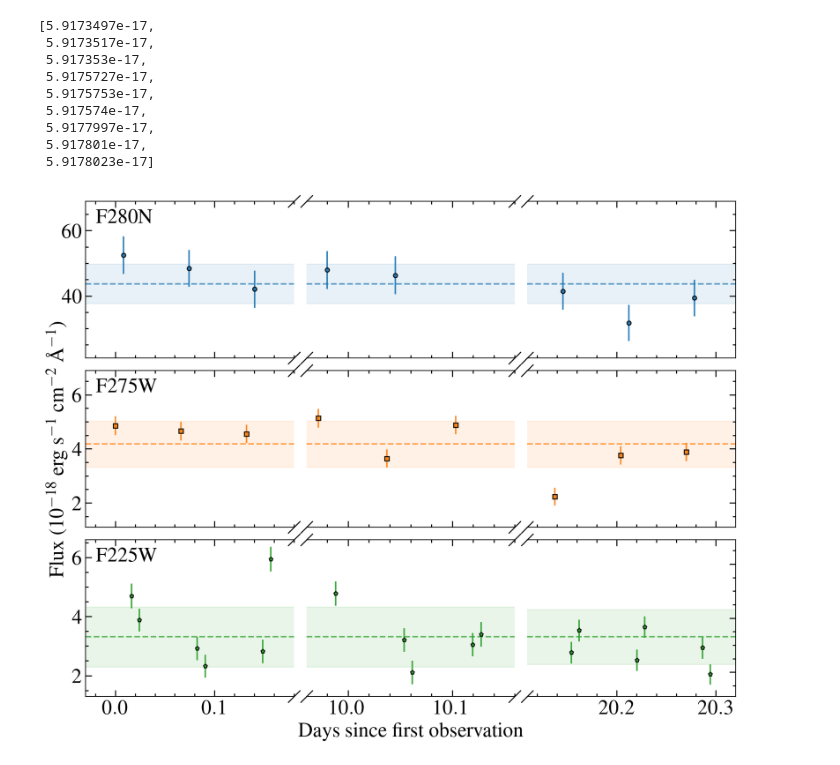
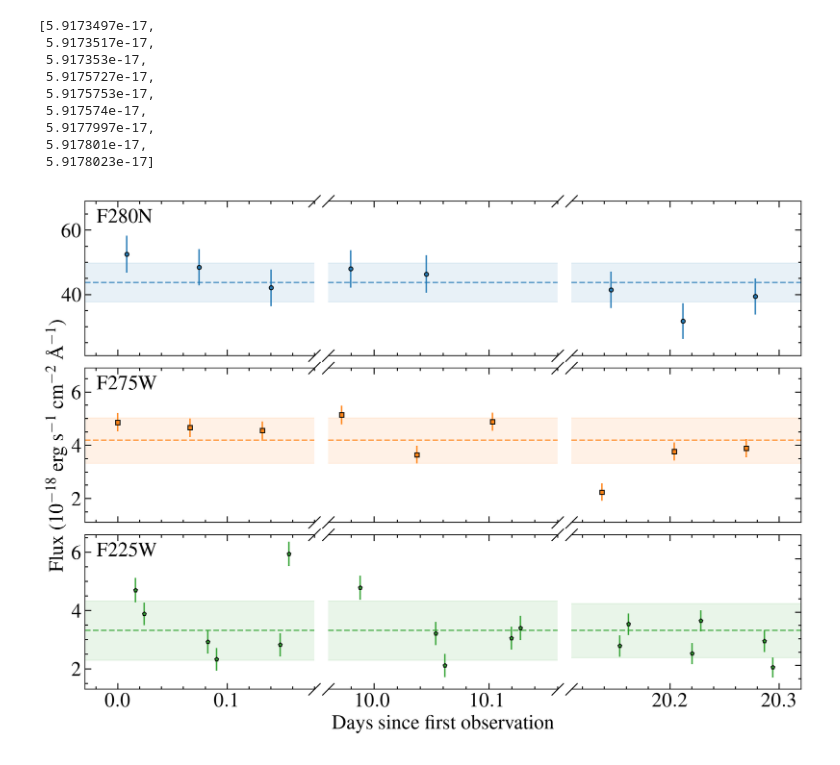
Before and after one commit to davidjwilson/SEDs, a Jupyter notebook: trappist-1/hst_photometry/science.ipynb, the cells around one changed output. Cells and saved outputs as stored; diff of their text form; code cells hidden in the pictures.

```diff
--- a/trappist-1/hst_photometry/science.ipynb
+++ b/trappist-1/hst_photometry/science.ipynb
@@ -668,7 +668,7 @@ f225w= []
 # fig.tight_layout()
 # fig.savefig('plots/wfc3_all_visits.pdf')
 
-fig, ax= plt.subplots(ncols=3, nrows=3, figsize=(10, 8))#, sharey=True)
+fig, ax= plt.subplots(ncols=3, nrows=3, figsize=(11, 8))#, sharey=True)
 
 # plot the same data on both axes
 # ax1.plot(pts)
@@ -820,31 +820,31 @@ ax[1, 2].fill_between(x, (np.mean(f275w)-np.std(f275w))*scale, (np.mean(f275w)+n
 
 ax[2, 0].axhline(np.mean(f225w)*scale, ls ='--', alpha=0.7, c='C2')
 ax[2, 0].fill_between(x, (np.mean(f225w)-np.std(f225w))*scale, (np.mean(f225w)+np.std(f225w))*scale, color='C2', alpha=0.1)
 ax[2, 1].axhline(np.mean(f225w)*scale, ls ='--', alpha=0.7, c='C2')
 ax[2, 1].fill_between(x, (np.mean(f225w)-np.std(f225w))*scale, (np.mean(f225w)+np.std(f225w))*scale, color='C2', alpha=0.1)
 ax[2, 2].axhline(np.mean(f225w)*scale, ls ='--', alpha=0.7, c='C2')
 ax[2, 2].fill_between(x, (np.mean(f225w)-np.std(f225w))*scale, (np.mean(f225w)+np.std(f225w))*scale, color='C2', alpha=0.1)
 
 
 
 # handles, labels = plt.gca().get_legend_handles_labels()
 # by_label = dict(zip(labels, handles))
 # ax3.legend(by_label.values(), by_label.keys(), frameon=True, loc=1)
 
 ax[1, 0].set_ylabel('Flux (10$^{-18}$ erg s$^{-1}$ cm$^{-2}$ \AA$^{-1}$)')
 ax[2, 1].set_xlabel('Days since first observation')
 ax[0,0].annotate('F280N', (0.05, 0.95), xycoords='axes fraction', ha='left', va='top')
 ax[1,0].annotate('F275W', (0.05, 0.95), xycoords='axes fraction', ha='left', va='top')
 ax[2,0].annotate('F225W', (0.05, 0.95), xycoords='axes fraction', ha='left', va='top')
 
 
 fig.tight_layout()
 fig.subplots_adjust(wspace=0.06, hspace=0.08)  # adjust space between axes
 
 
 
 # plt.show()
 
 plt.savefig('plots/t1_seperate_lcs.pdf')
 # %% [output]
-[figure, old version]
+[figure, new version]
```
Also changed, not shown: parts of 9 cells of this notebook, 3 other files.
